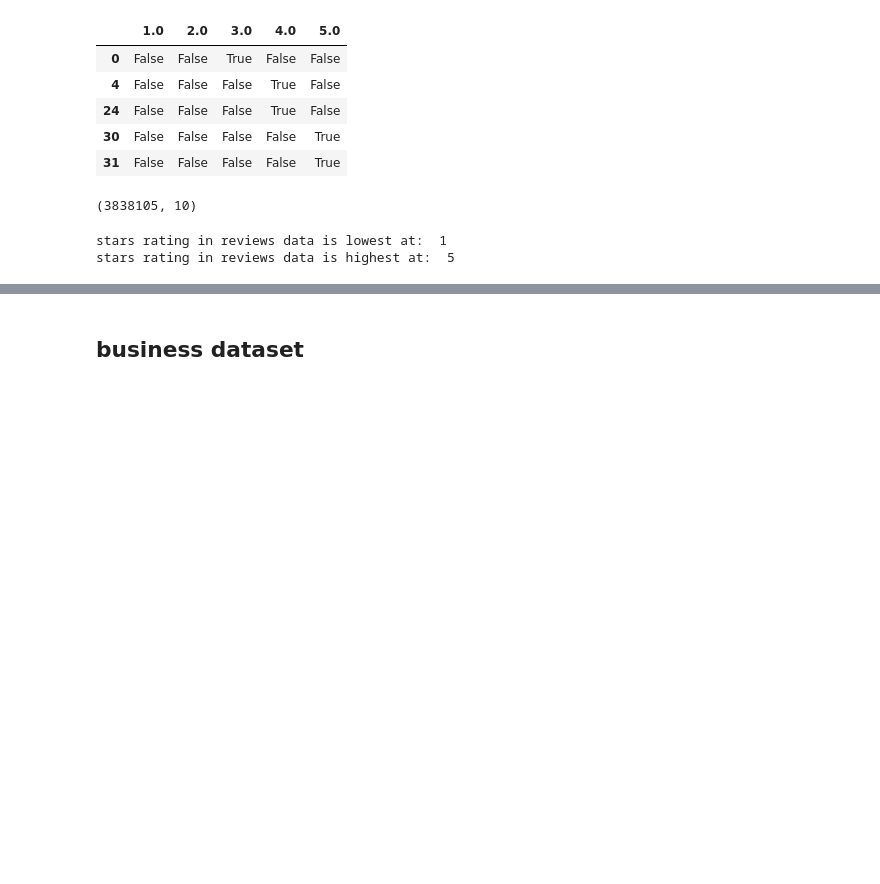
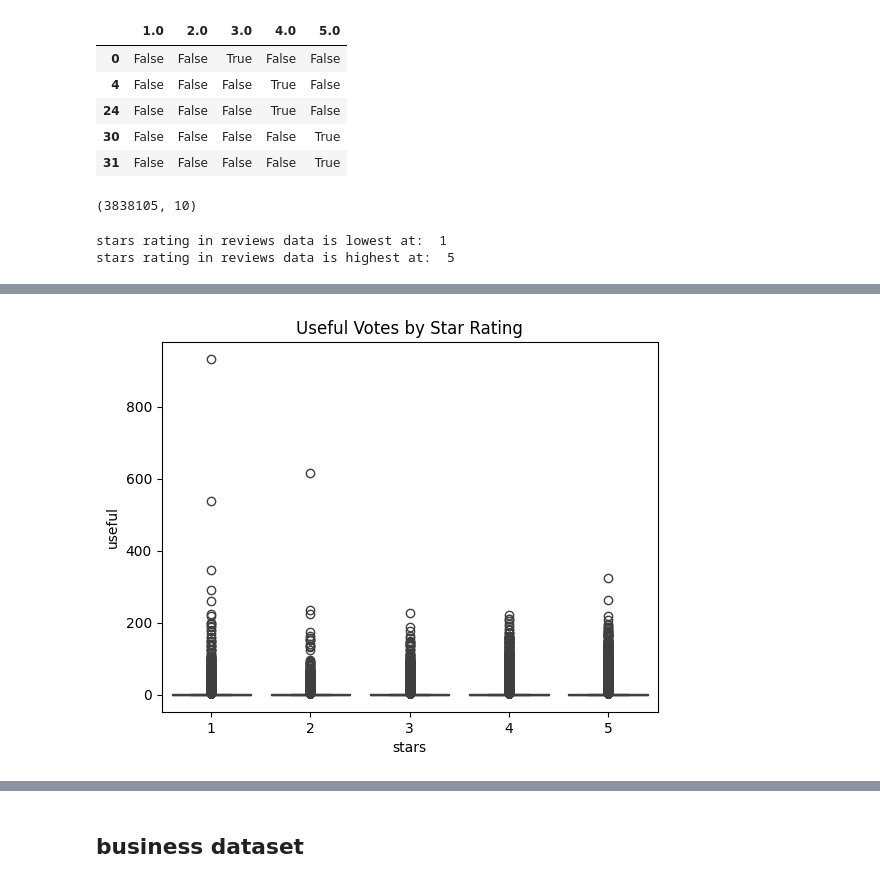
Before and after one commit to vanessageena/MTech-BAP, a Jupyter notebook: vanclean.ipynb, the cells around one changed output, grey strips where cells are left out. Drawn from its saved outputs; the diff is of its cells as text; code cells hidden in the pictures; blank space fills up the shorter version.

```diff
--- a/vanclean.ipynb
+++ b/vanclean.ipynb
@@ -181,0 +239,6 @@ df_reviews_cleaned.shape
+# %%
+sns.boxplot(x="stars", y="useful", data=df_reviews_cleaned)
+plt.title("Useful Votes by Star Rating")
+plt.show()
+# %% [output]
+[figure, added]
```
Also changed, not shown: parts of 58 cells of this notebook.
